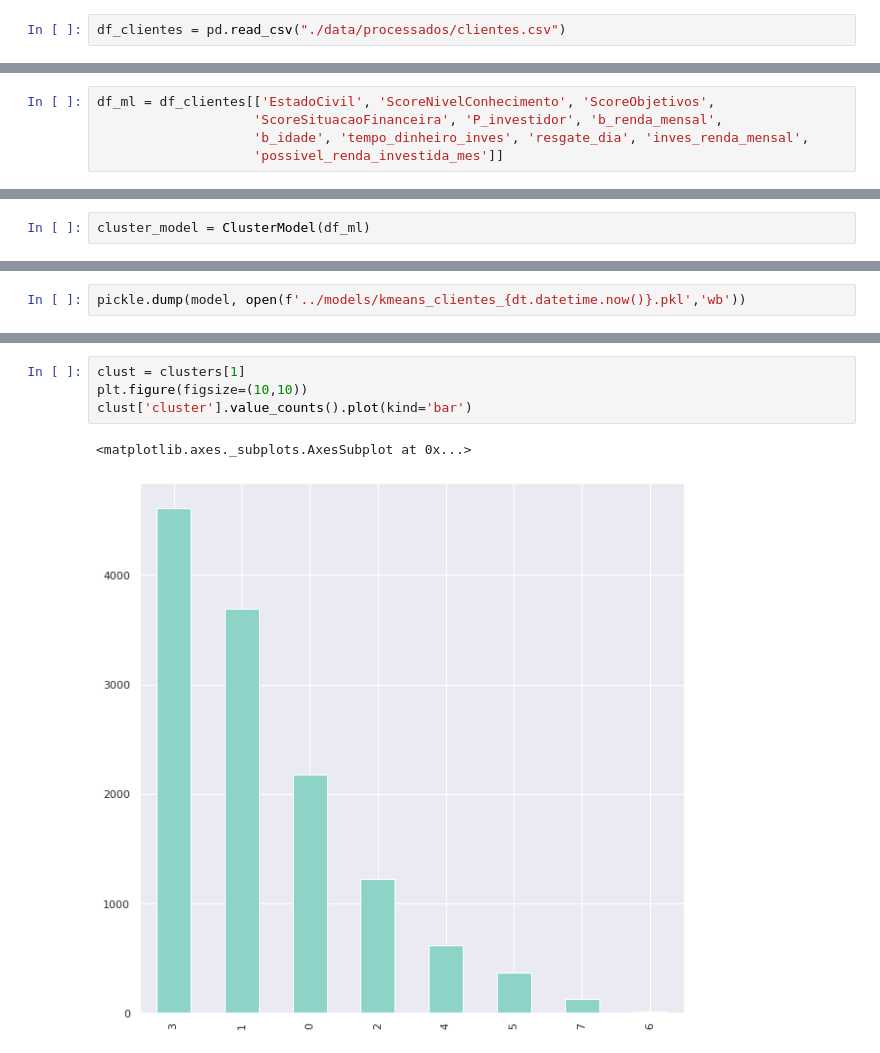
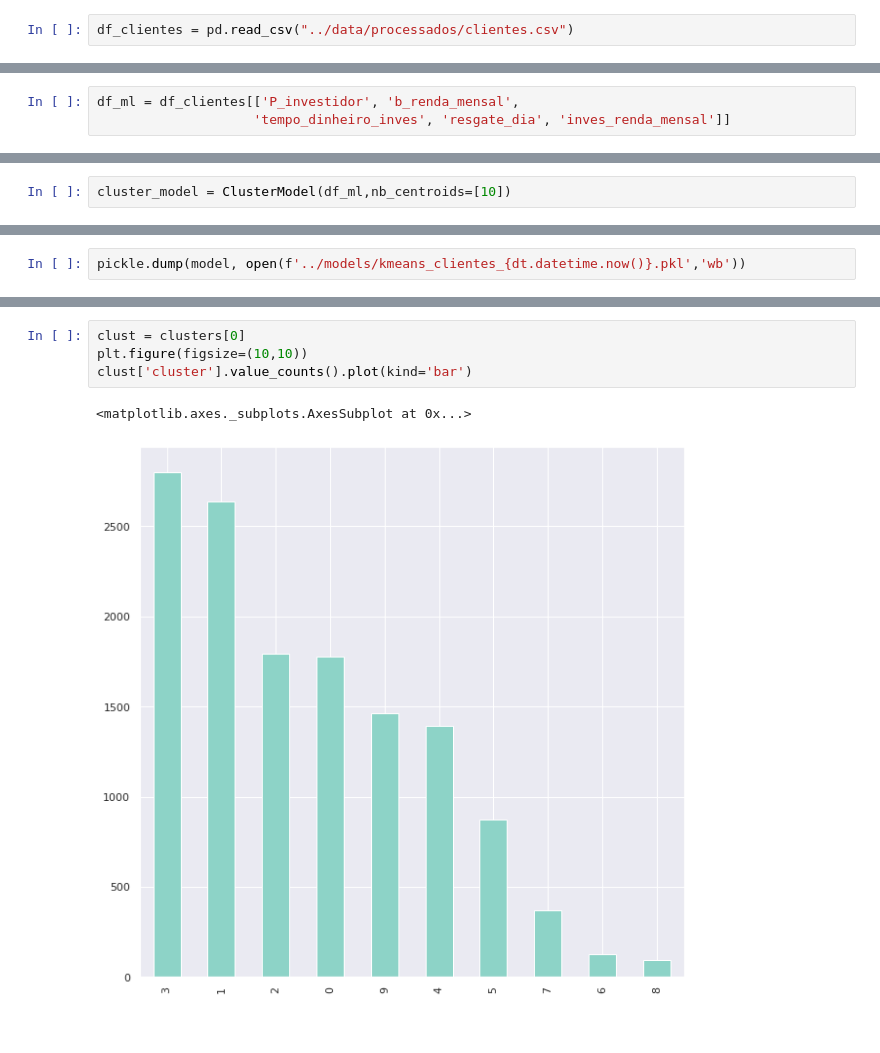
Before and after one commit to viniciuszambotti/fiap_hack, a Jupyter notebook: notebooks/clientes_kmeans.ipynb, the cells around one changed output, grey strips where cells are left out. Drawn from its saved outputs; the diff is of its cells as text.

Commit message:
Modelo kmeans clientes

```diff
--- a/notebooks/clientes_kmeans.ipynb
+++ b/notebooks/clientes_kmeans.ipynb
@@ -11,7 +11,7 @@ from classes.ClusterModel import ClusterModel
 
 import pickle
 # %%
-df_clientes = pd.read_csv("./data/processados/clientes.csv")
+df_clientes = pd.read_csv("../data/processados/clientes.csv")
 # %%
 df_clientes.columns
 # %% [output]
@@ -22,10 +22,8 @@ Index(['Id', 'Idade', 'EstadoCivil', 'BillingCity', 'ScoreNivelConhecimento',
        'inves_renda_mensal', 'possivel_renda_investida_mes'],
       dtype='object')
 # %%
-df_ml = df_clientes[['EstadoCivil', 'ScoreNivelConhecimento', 'ScoreObjetivos',
-                    'ScoreSituacaoFinanceira', 'P_investidor', 'b_renda_mensal',
-                    'b_idade', 'tempo_dinheiro_inves', 'resgate_dia', 'inves_renda_mensal',
-                    'possivel_renda_investida_mes']]
+df_ml = df_clientes[['P_investidor', 'b_renda_mensal',
+                    'tempo_dinheiro_inves', 'resgate_dia', 'inves_renda_mensal']]
 # %%
 df_ml.head()
 # %% [output]
@@ -59,6 +51,6 @@ possivel_renda_investida_mes    0
 dtype: int64
 # %%
-cluster_model = ClusterModel(df_ml)
+cluster_model = ClusterModel(df_ml,nb_centroids=[10])
 # %%
 cluster_model.get_pca_ratio()
 # %% [output]
@@ -98,10 +114,10 @@ clusters[0].head()
 # %%
-clust = clusters[1]
+clust = clusters[0]
 plt.figure(figsize=(10,10))
 clust['cluster'].value_counts().plot(kind='bar')
 # %% [output]
 <matplotlib.axes._subplots.AxesSubplot at 0x...>
-[figure, old version]
+[figure, new version]
 # %%
 g = sns.FacetGrid(clust, col="P_investidor", height=8, sharey=False, aspect=1)
 g = g.map(sns.countplot, "cluster", hue="cluster", palette='Set3',data=clust)
```
Also changed, not shown: parts of 15 cells of this notebook, 3 other files.
